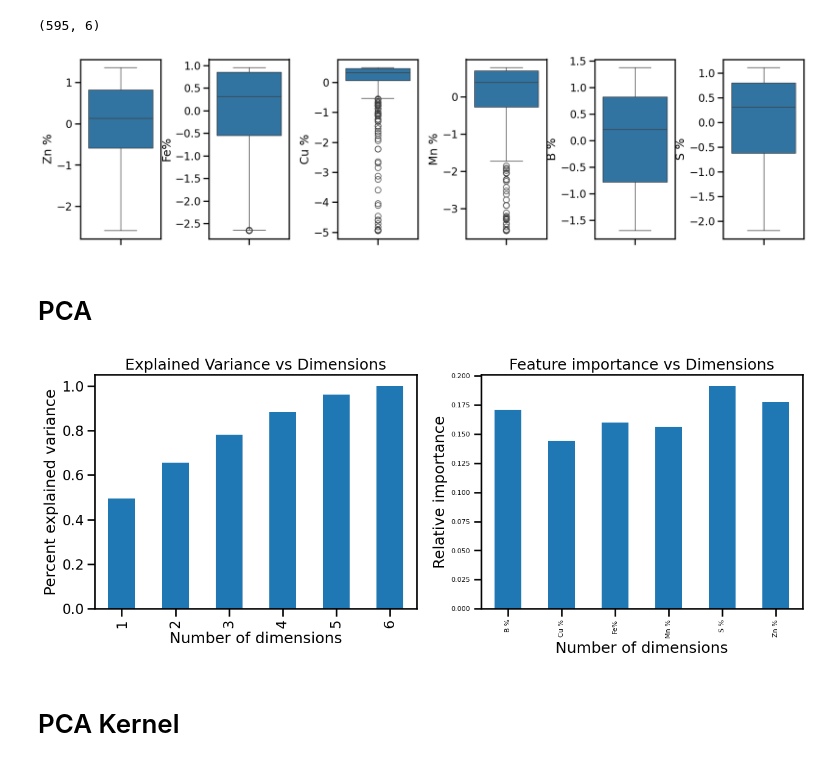
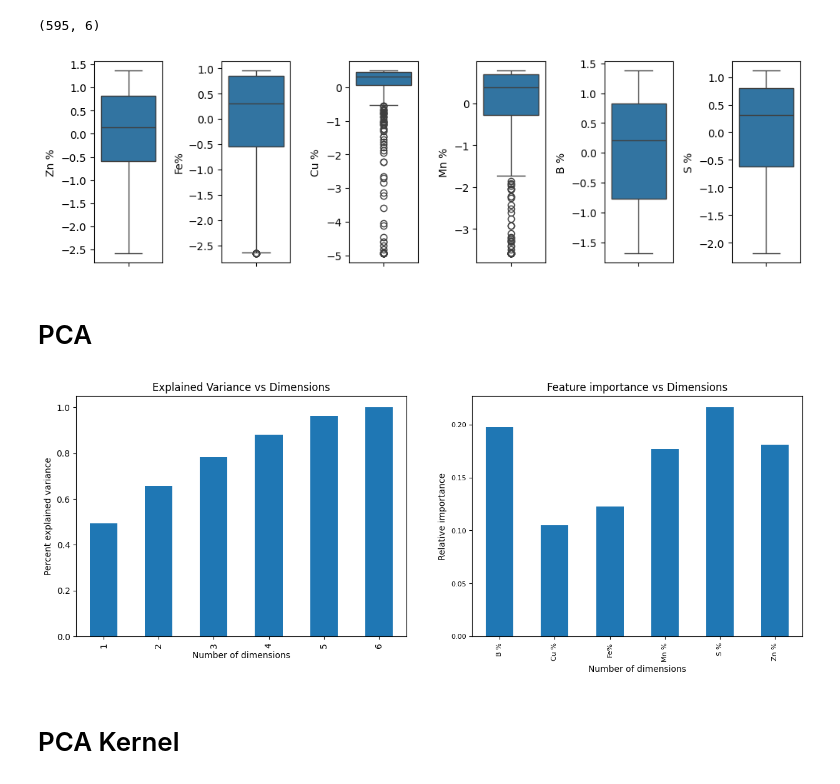
Before and after one commit to galois1915/IBM-Machine-Learning, a Jupyter notebook: Unsupervised-MachineLearning/project/project_notebook.ipynb, the cells around one changed output. Cells and saved outputs as stored; diff of their text form; code cells hidden in the pictures.

```diff
--- a/Unsupervised-MachineLearning/project/project_notebook.ipynb
+++ b/Unsupervised-MachineLearning/project/project_notebook.ipynb
@@ -182,13 +181,13 @@ X.shape
 # %% [output]
 (595, 6)
 # %%
-fig, axes = plt.subplots(nrows=1, ncols=len(col_num), figsize=(20,5))
+fig, axes = plt.subplots(nrows=1, ncols=len(col_num), figsize=(10,3))
 
 for colum, ax in zip(col_num, axes.ravel()):
     sns.boxplot(data=X[colum], ax=ax)
-    #sns.histplot(data.iloc[:,colum], kde=True, ax=ax, bins=20)
-    #ax.set_title(f'{colum}', fontsize=12)
 
 plt.subplots_adjust(hspace=0.4, wspace=0.6)
+plt.tight_layout(w_pad=1)
+plt.savefig("./images/col_boxplot.png", bbox_inches='tight')
 # %% [output]
-[figure, old version]
+[figure, new version]
@@ -229,15 +230,16 @@ ax[0].set(xlabel='Number of dimensions',
        title='Explained Variance vs Dimensions')
 #plt.show()
 
-features_df.iloc[4,:].plot(kind='bar',  ax=ax[1])
+features_df.iloc[3,:].plot(kind='bar',  ax=ax[1])
 #ax.legend(loc='upper right')
 ax[1].set(xlabel='Number of dimensions',
        ylabel='Relative importance',
        title='Feature importance vs Dimensions')
 ax[1].tick_params(labelsize=8)
 #plt.show()
+plt.savefig("./images/pca.png", pad_inches='tight')
 # %% [output]
-[figure, old version]
+[figure, new version]
 # %%
 
 #pca_data = PCAmod.transform(X)
```
Also changed, not shown: parts of 22 cells of this notebook, 22 other files.
